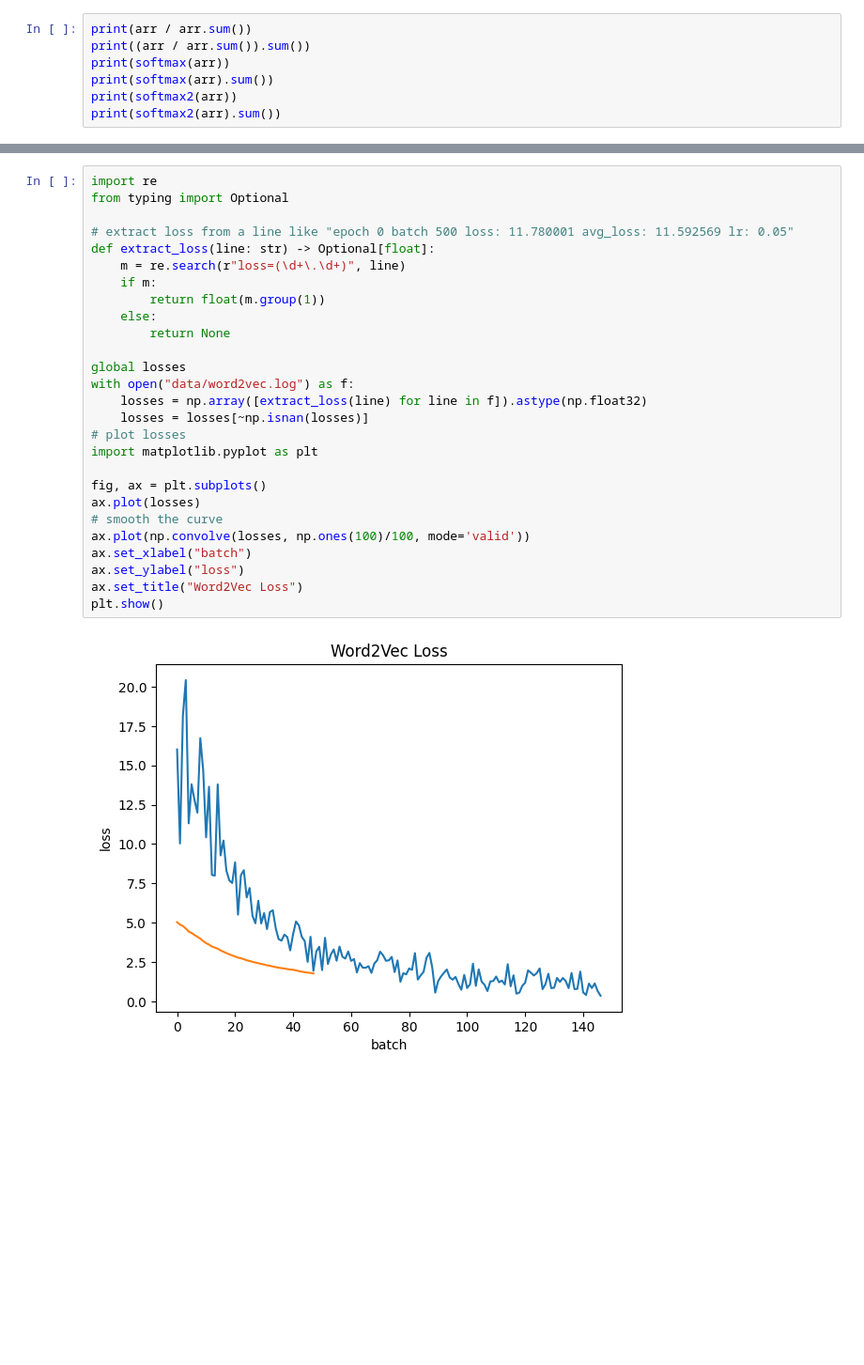
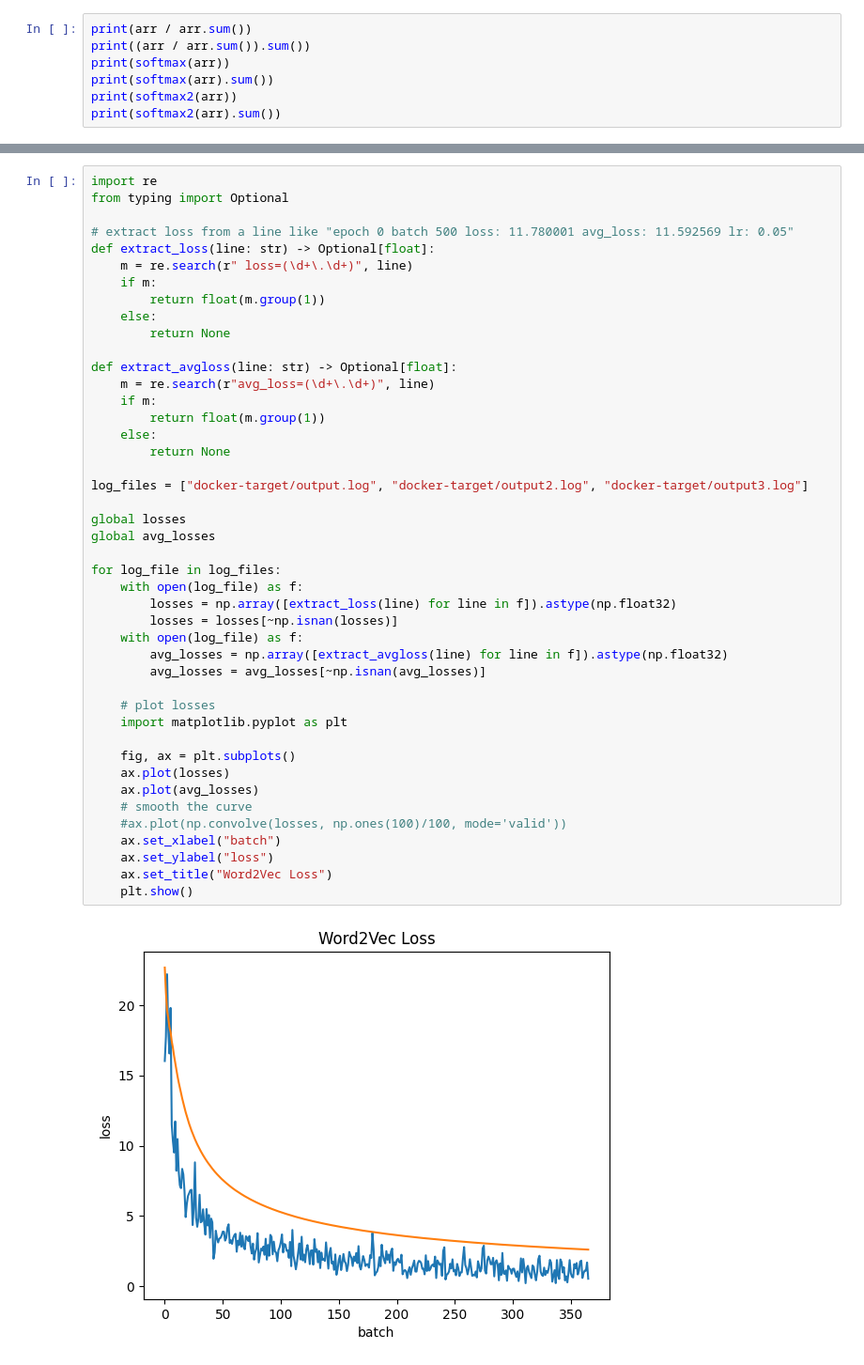
Before and after one commit to rksm/word-embeddings-playground, a Jupyter notebook: scratch.ipynb, the cells around one changed output, grey strips where cells are left out. Shown at 94% size. Saved outputs shown, nothing was run; the diff lists cells and outputs as text; blank space fills up the shorter version.

```diff
--- a/scratch.ipynb
+++ b/scratch.ipynb
@@ -24,29 +28,46 @@ print(softmax2(arr).sum())
 # %%
 import re
 from typing import Optional
 
 # extract loss from a line like "epoch 0 batch 500 loss: 11.780001 avg_loss: 11.592569 lr: 0.05"
 def extract_loss(line: str) -> Optional[float]:
-    m = re.search(r"loss=(\d+\.\d+)", line)
+    m = re.search(r" loss=(\d+\.\d+)", line)
     if m:
         return float(m.group(1))
     else:
         return None
 
+def extract_avgloss(line: str) -> Optional[float]:
+    m = re.search(r"avg_loss=(\d+\.\d+)", line)
+    if m:
+        return float(m.group(1))
+    else:
+        return None
+
+log_files = ["docker-target/output.log", "docker-target/output2.log", "docker-target/output3.log"]
+
 global losses
-with open("data/word2vec.log") as f:
-    losses = np.array([extract_loss(line) for line in f]).astype(np.float32)
-    losses = losses[~np.isnan(losses)]
-# plot losses
-import matplotlib.pyplot as plt
+global avg_losses
 
-fig, ax = plt.subplots()
-ax.plot(losses)
-# smooth the curve
-ax.plot(np.convolve(losses, np.ones(100)/100, mode='valid'))
-ax.set_xlabel("batch")
-ax.set_ylabel("loss")
-ax.set_title("Word2Vec Loss")
-plt.show()
+for log_file in log_files:
+    with open(log_file) as f:
+        losses = np.array([extract_loss(line) for line in f]).astype(np.float32)
+        losses = losses[~np.isnan(losses)]
+    with open(log_file) as f:
+        avg_losses = np.array([extract_avgloss(line) for line in f]).astype(np.float32)
+        avg_losses = avg_losses[~np.isnan(avg_losses)]
+
+    # plot losses
+    import matplotlib.pyplot as plt
+
+    fig, ax = plt.subplots()
+    ax.plot(losses)
+    ax.plot(avg_losses)
+    # smooth the curve
+    #ax.plot(np.convolve(losses, np.ones(100)/100, mode='valid'))
+    ax.set_xlabel("batch")
+    ax.set_ylabel("loss")
+    ax.set_title("Word2Vec Loss")
+    plt.show()
 # %% [output]
-[figure, old version]
+[figure, new version]
```
Also changed, not shown: parts of 2 cells of this notebook, 9 other files.
